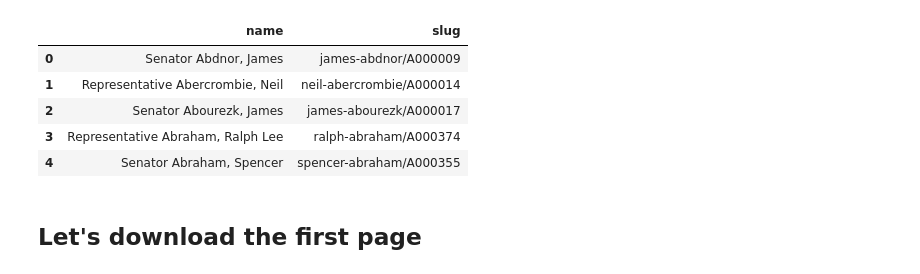
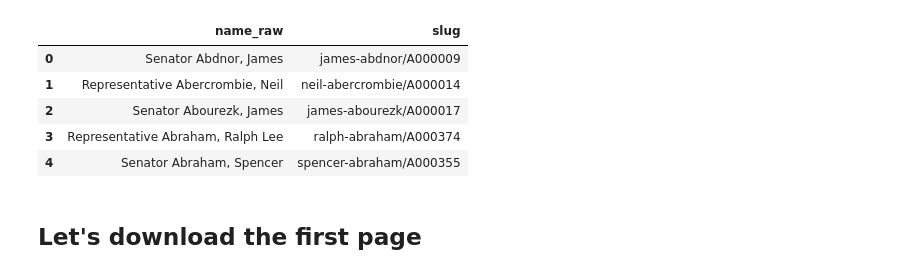
Before and after one commit to domhnallog/class_col_foundations, a Jupyter notebook: 09-classwork/09-scraping-congress-bulk-Soma.ipynb, the cells around one changed output. Drawn from its saved outputs; the diff is of its cells as text; code cells hidden in the pictures.

```diff
--- a/09-classwork/09-scraping-congress-bulk-Soma.ipynb
+++ b/09-classwork/09-scraping-congress-bulk-Soma.ipynb
@@ -5,11 +5,11 @@ from bs4 import BeautifulSoup
 # %%
 df = pd.read_csv("congress.csv")
 # Removing the URL column just to make things harder for us
 # (BUT THE THINGS WE'LL LEARN!!!)
-df = df.drop(columns='url')
+df = df.drop(columns='link')
 df.head()
 # %% [output]
-|  | name | slug |
+|  | name_raw | slug |
 | 0 | Senator Abdnor, James | james-abdnor/A000009 |
 | 1 | Representative Abercrombie, Neil | neil-abercrombie/A000014 |
 | 2 | Senator Abourezk, James | james-abourezk/A000017 |
```
Also changed, not shown: parts of 3 cells of this notebook, 17 other files.
